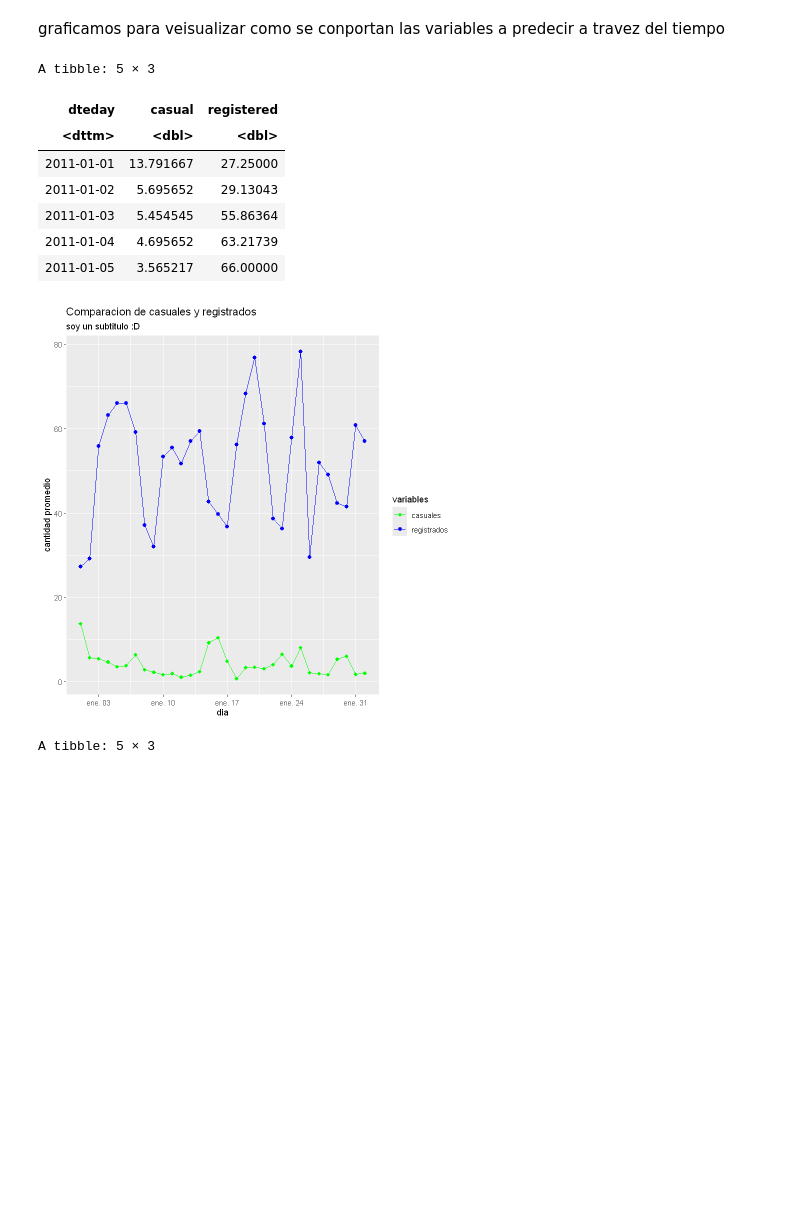
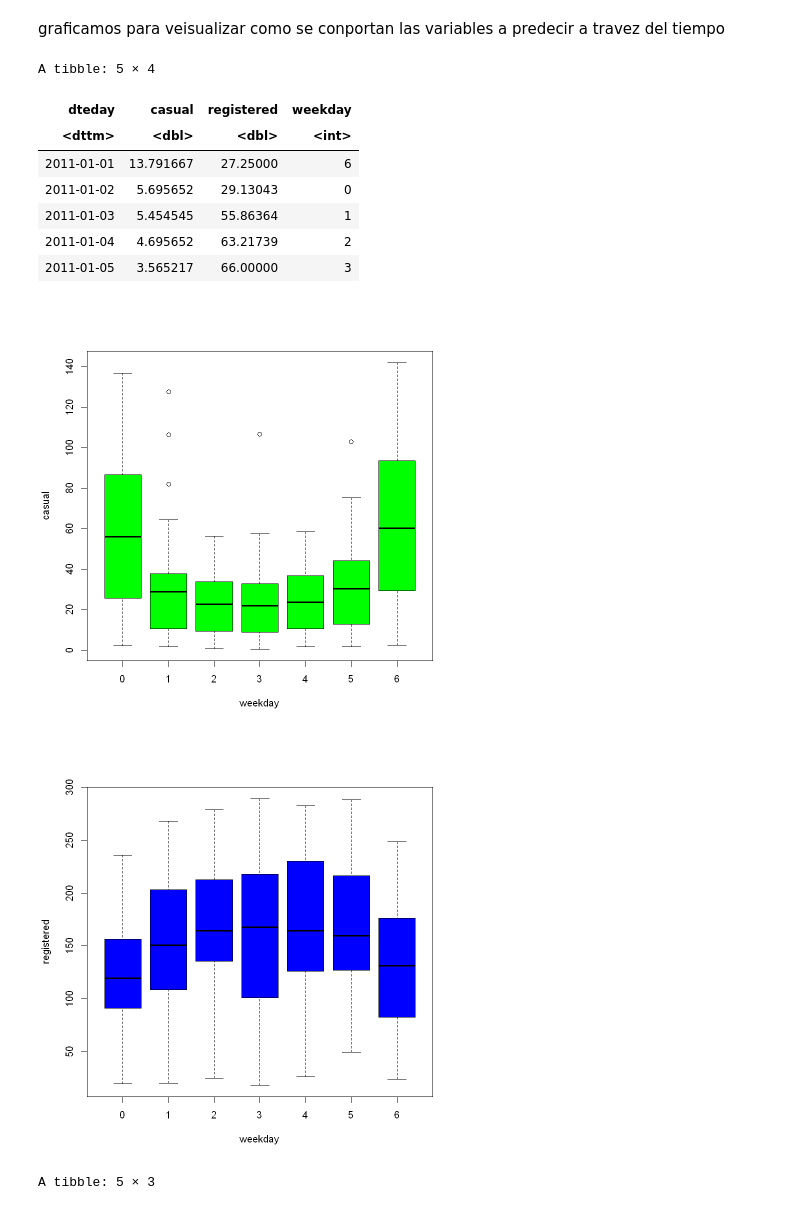
Before and after one commit to josegdotcom/Proyecto-analizis_regresion, a Jupyter notebook: Proyecto.ipynb, the cells around one changed output. Cells and saved outputs as stored; diff of their text form; code cells hidden in the pictures; blank space fills up the shorter version.

Commit message:
Ver histogramas y conclusiones temporales

```diff
--- a/Proyecto.ipynb
+++ b/Proyecto.ipynb
@@ -55,48 +64,27 @@ df_diario <- df %>%
     group_by(dteday = floor_date(dteday, unit = "day")) %>%
     summarise(
         casual = mean(casual, na.rm = TRUE),
-        registered = mean(registered, na.rm = TRUE)
-    )
+        registered = mean(registered, na.rm = TRUE),
+        weekday = last(weekday)
+    ) # ahora me doy cuenta de que pude hacer groupby con weekday nomas... xd
 
-fecha_min <- as.Date("2011-01-01")
-fecha_max <- as.Date("2011-02-01")
-
-df_diario <- df_diario %>% filter(dteday >= fecha_min, dteday <= fecha_max)
 df_diario[0:5,]
 # %% [output]
-A tibble: 5 × 3
+A tibble: 5 × 4
-| dteday | casual | registered |
-| <dttm> | <dbl> | <dbl> |
-| 2011-01-01 | 13.791667 | 27.25000 |
-| 2011-01-02 | 5.695652 | 29.13043 |
-| 2011-01-03 | 5.454545 | 55.86364 |
-| 2011-01-04 | 4.695652 | 63.21739 |
-| 2011-01-05 | 3.565217 | 66.00000 |
+| dteday | casual | registered | weekday |
+| <dttm> | <dbl> | <dbl> | <int> |
+| 2011-01-01 | 13.791667 | 27.25000 | 6 |
+| 2011-01-02 | 5.695652 | 29.13043 | 0 |
+| 2011-01-03 | 5.454545 | 55.86364 | 1 |
+| 2011-01-04 | 4.695652 | 63.21739 | 2 |
+| 2011-01-05 | 3.565217 | 66.00000 | 3 |
 # %%
-ggplot(data=df_diario, aes(x = dteday)) +
+boxplot(data=df_diario, casual ~ weekday, col='green')
 
-    geom_line(aes(y = casual, color='casuales')) +
-    geom_point(aes(y = casual, color='casuales'), size = 2, shape=18)+
-
-    geom_line(aes(y = registered, color='registrados')) +
-    geom_point(aes(y = registered, color='registrados'), size = 2, shape = 16)+
-
-    scale_color_manual(
-        values = c(
-            'casuales' = 'green',
-            'registrados' = 'blue'
-        )
-    ) +
-
-    labs(
-        title='Comparacion de casuales y registrados',
-        subtitle= 'soy un subtitulo :D',
-        x='dia',
-        y='cantidad promedio',
-        color='variables'
-    )
+boxplot(data=df_diario, registered ~ weekday, col='blue')
 # %% [output]
-[figure, old version]
+[figure, new version]
+[figure, added]
 # %%
 df_mensual <- df %>%
     filter(!is.na(dteday)) %>%
```
Also changed, not shown: parts of 7 cells of this notebook, 2 other files.
